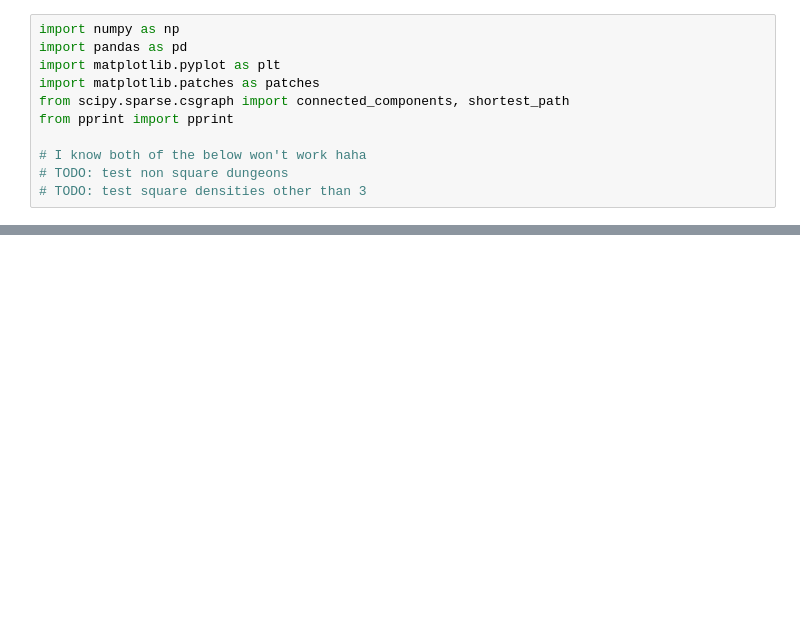
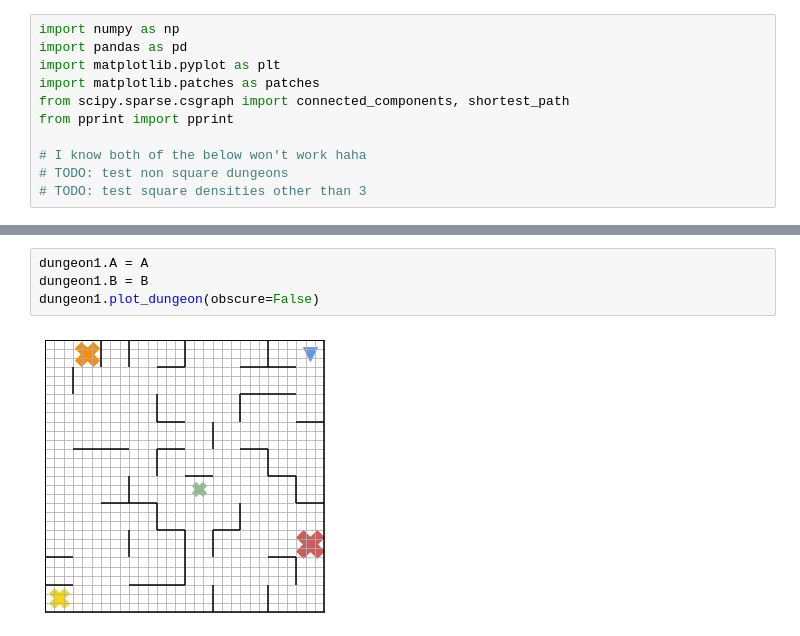
Before and after one commit to roselightheart/dungeon_generator, a Jupyter notebook: dungeon_generator_object.ipynb, the cells around one changed output, grey strips where cells are left out. Drawn from its saved outputs; the diff is of its cells as text; blank space fills up the shorter version.

```diff
--- a/dungeon_generator_object.ipynb
+++ b/dungeon_generator_object.ipynb
@@ -622,0 +641,6 @@ Input your direction (wasd) or type 'encounter': d
+# %%
+dungeon1.A = A
+dungeon1.B = B
+dungeon1.plot_dungeon(obscure=False)
+# %% [output]
+[figure, added]
```
Also changed, not shown: parts of 6 cells of this notebook.
